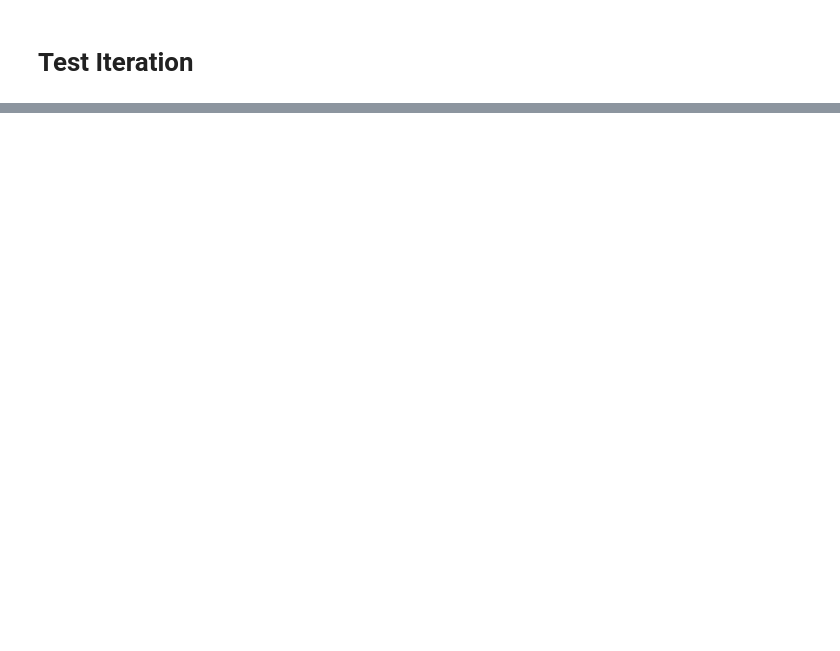
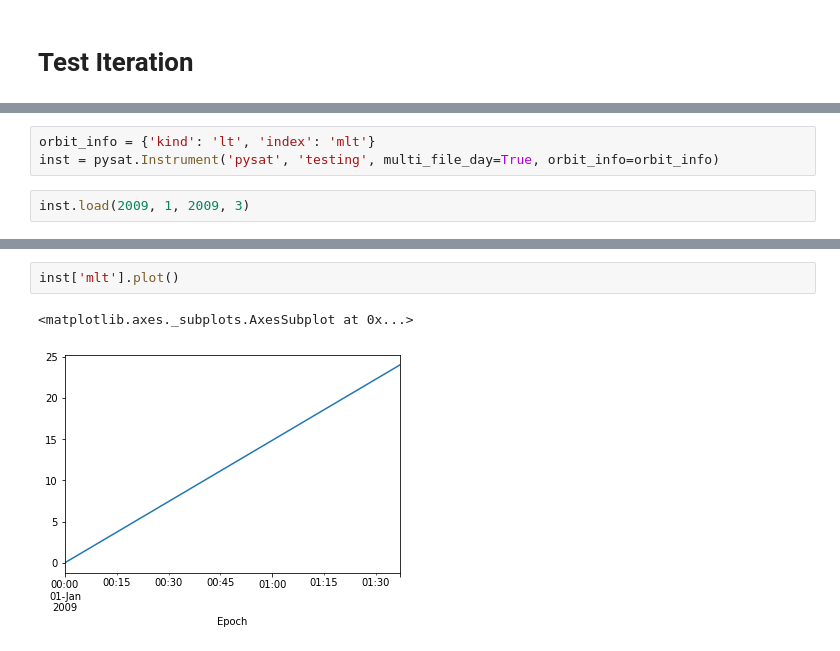
Before and after one commit to pysat/pysatTutorials, a Jupyter notebook: pysatTutorials/pysat_data_loading_and_iteration.ipynb, the cells around one changed output, grey strips where cells are left out. Cells and saved outputs as stored; diff of their text form; blank space fills up the shorter version.

```diff
--- a/pysatTutorials/pysat_data_loading_and_iteration.ipynb
+++ b/pysatTutorials/pysat_data_loading_and_iteration.ipynb
@@ -218,0 +294,5 @@ Loaded Data Range:
+# %%
+orbit_info = {'kind': 'lt', 'index': 'mlt'}
+inst = pysat.Instrument('pysat', 'testing', multi_file_day=True, orbit_info=orbit_info)
+# %%
+inst.load(2009, 1, 2009, 3)
@@ -218,0 +321,5 @@ Loaded Data Range:
+# %%
+inst['mlt'].plot()
+# %% [output]
+<matplotlib.axes._subplots.AxesSubplot at 0x...>
+[figure, added]
```
Also changed, not shown: parts of 13 cells of this notebook.
